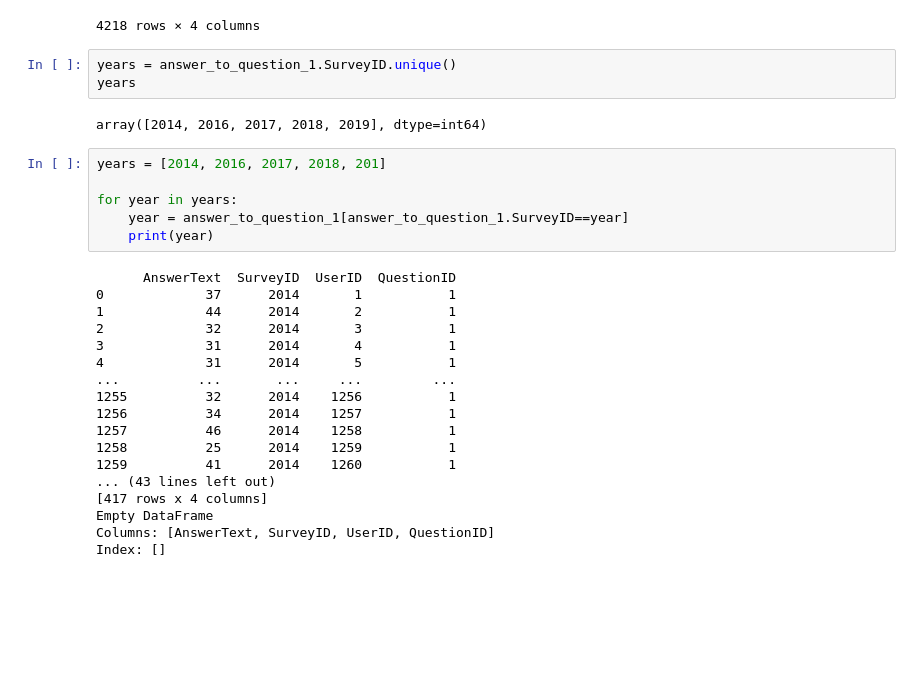
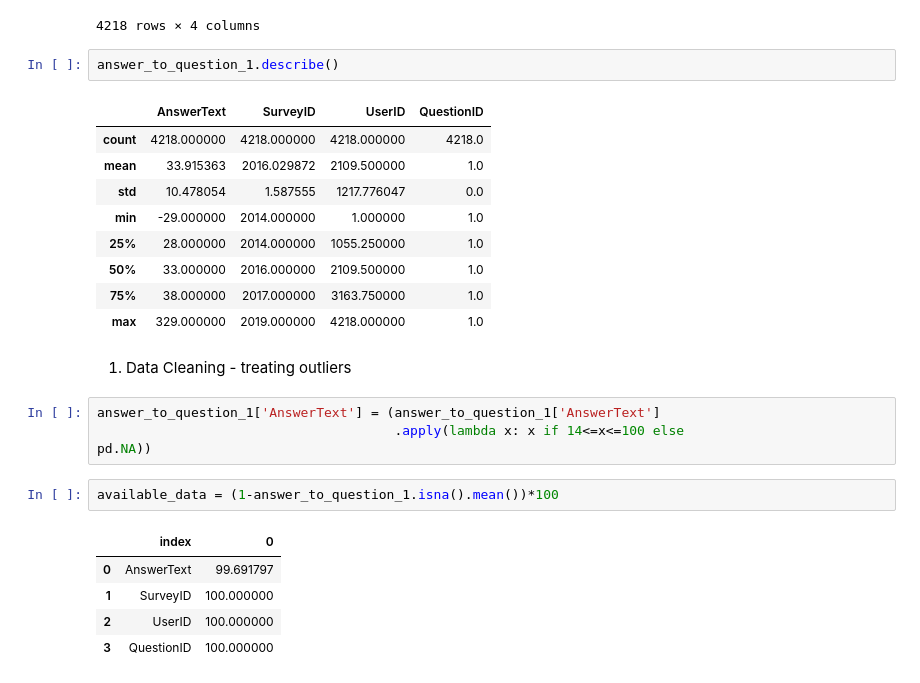
Before and after one commit to CelineChiLamNg/tech_mental_health, a Jupyter notebook: mental_health_tech.ipynb, the cells around one changed output. Saved outputs shown, nothing was run; the diff lists cells and outputs as text; blank space fills up the shorter version.

```diff
--- a/mental_health_tech.ipynb
+++ b/mental_health_tech.ipynb
@@ -588,32 +593,29 @@ answer_to_question_1
 | 4216 | 30 | 2019 | 4217 | 1 |
 | 4217 | 24 | 2019 | 4218 | 1 |
 4218 rows × 4 columns
-# %%
-years = answer_to_question_1.SurveyID.unique()
-years
-# %% [output]
-array([2014, 2016, 2017, 2018, 2019], dtype=int64)
-# %%
-years = [2014, 2016, 2017, 2018, 201]
-
-for year in years:
-    year = answer_to_question_1[answer_to_question_1.SurveyID==year]
-    print(year)
-# %% [output]
-      AnswerText  SurveyID  UserID  QuestionID
-0             37      2014       1           1
-1             44      2014       2           1
-2             32      2014       3           1
-3             31      2014       4           1
-4             31      2014       5           1
-...          ...       ...     ...         ...
-1255          32      2014    1256           1
-1256          34      2014    1257           1
-1257          46      2014    1258           1
-1258          25      2014    1259           1
-1259          41      2014    1260           1
-... (43 lines left out)
-[417 rows x 4 columns]
-Empty DataFrame
-Columns: [AnswerText, SurveyID, UserID, QuestionID]
-Index: []
+# %%
+answer_to_question_1.describe()
+# %% [output]
+|  | AnswerText | SurveyID | UserID | QuestionID |
+| count | 4218.000000 | 4218.000000 | 4218.000000 | 4218.0 |
+| mean | 33.915363 | 2016.029872 | 2109.500000 | 1.0 |
+| std | 10.478054 | 1.587555 | 1217.776047 | 0.0 |
+| min | -29.000000 | 2014.000000 | 1.000000 | 1.0 |
+| 25% | 28.000000 | 2014.000000 | 1055.250000 | 1.0 |
+| 50% | 33.000000 | 2016.000000 | 2109.500000 | 1.0 |
+| 75% | 38.000000 | 2017.000000 | 3163.750000 | 1.0 |
+| max | 329.000000 | 2019.000000 | 4218.000000 | 1.0 |
+# %% [markdown]
+1. Data Cleaning - treating outliers
+# %%
+answer_to_question_1['AnswerText'] = (answer_to_question_1['AnswerText']
+                                      .apply(lambda x: x if 14<=x<=100 else
+pd.NA))
+# %%
+available_data = (1-answer_to_question_1.isna().mean())*100
+# %% [output]
+|  | index | 0 |
+| 0 | AnswerText | 99.691797 |
+| 1 | SurveyID | 100.000000 |
+| 2 | UserID | 100.000000 |
+| 3 | QuestionID | 100.000000 |
```
Also changed, not shown: parts of 6 cells of this notebook.
